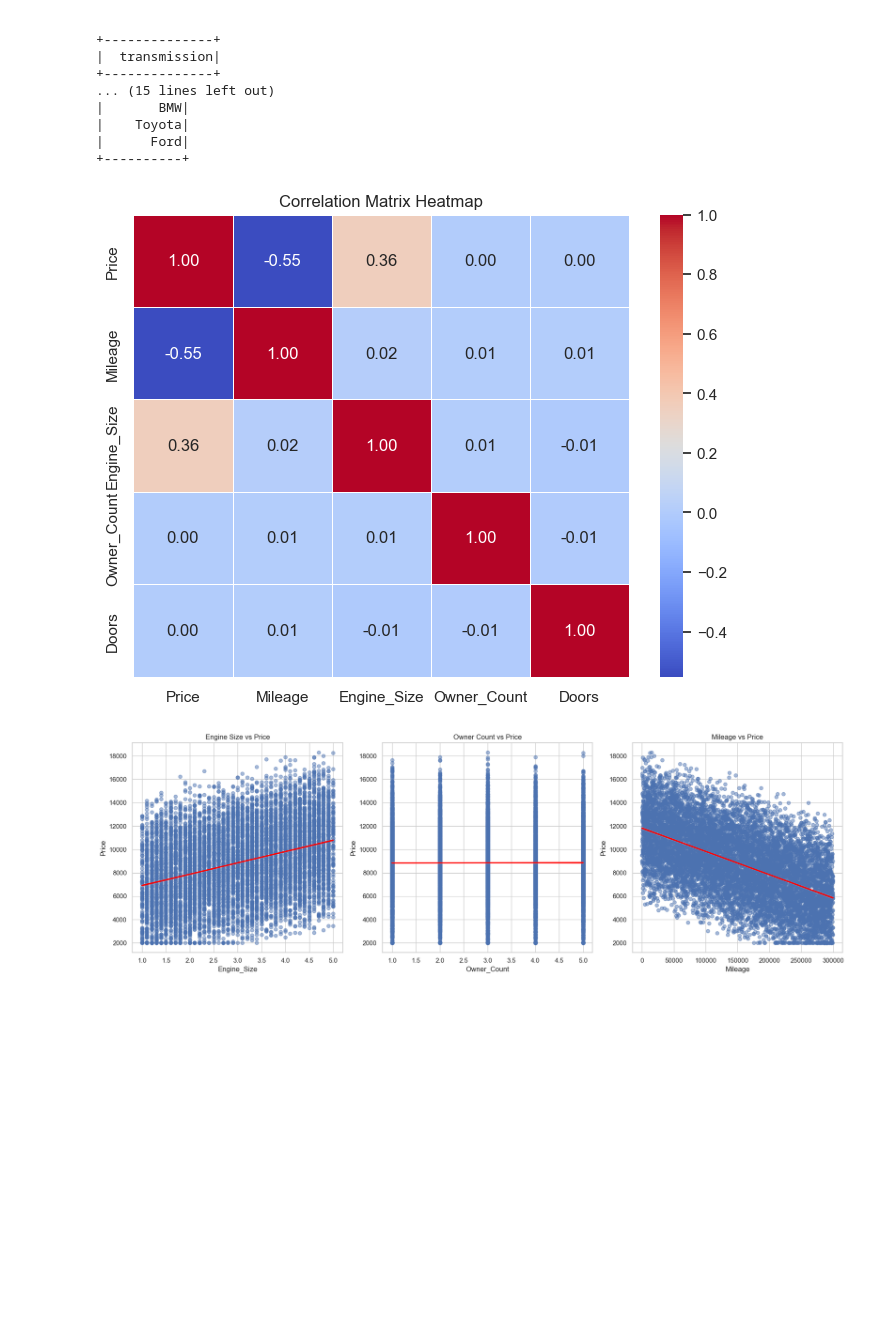
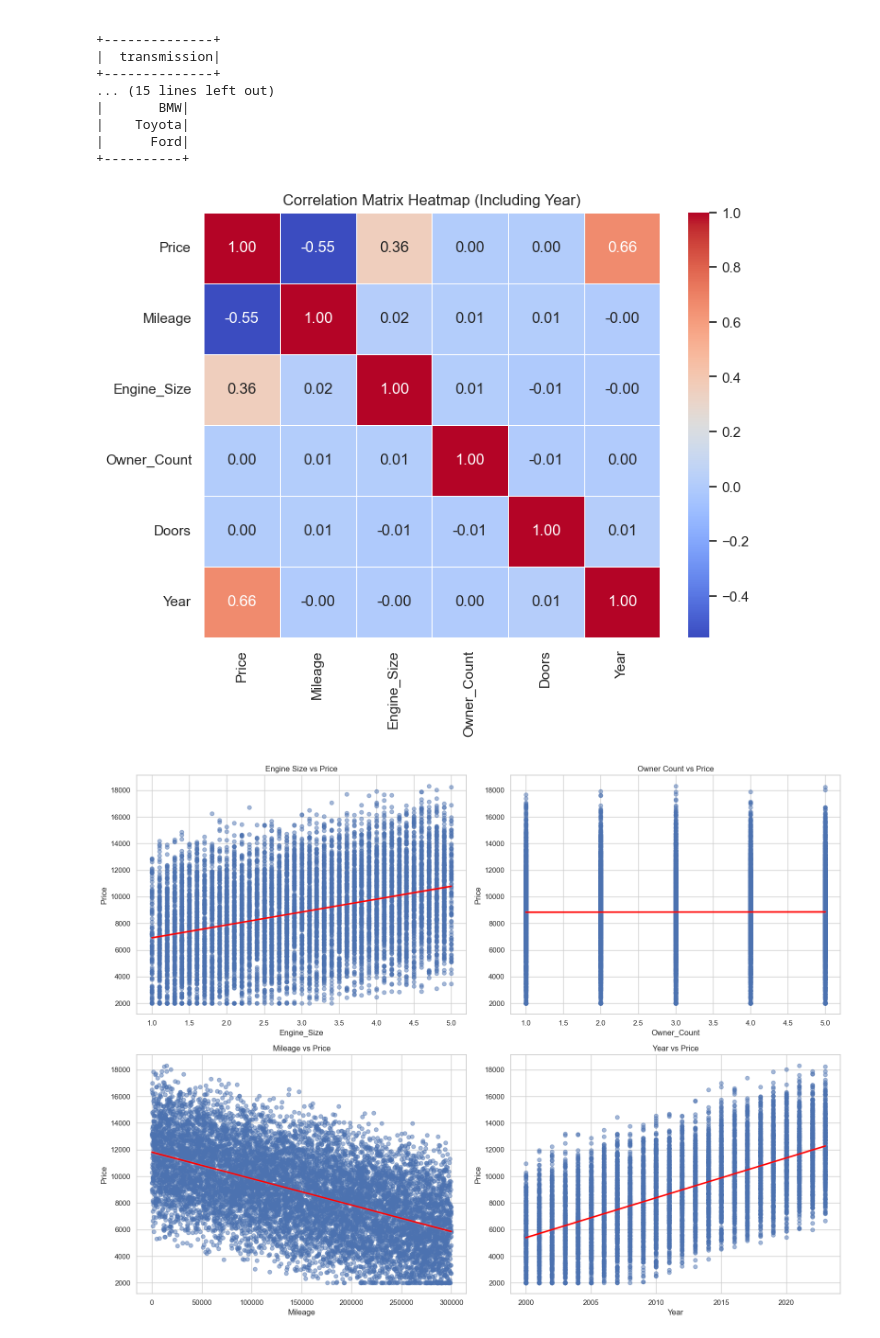
Before and after one commit to jfietkau1/PySparkProj1, a Jupyter notebook: pysparkcardata.ipynb, the cells around one changed output. Saved outputs shown, nothing was run; the diff lists cells and outputs as text; code cells hidden in the pictures; blank space fills up the shorter version.

```diff
--- a/pysparkcardata.ipynb
+++ b/pysparkcardata.ipynb
@@ -110,58 +108,64 @@ df.select("brand").distinct().show()
 |      Ford|
 +----------+
 # %%
-
 from pyspark.ml.stat import Correlation
 from pyspark.ml.feature import VectorAssembler
+import pandas as pd
+import matplotlib.pyplot as plt
+import seaborn as sns
 
-# Convert numerical columns into a single vector column
 vector_col = "features"
-assembler = VectorAssembler(inputCols=["Price", "Mileage", "Engine_Size", "Owner_Count", "Doors"], outputCol=vector_col)
+assembler = VectorAssembler(inputCols=["Price", "Mileage", "Engine_Size", "Owner_Count", "Doors", "Year"], outputCol=vector_col)
 df_vector = assembler.transform(df).select(vector_col)
 
 correlation_matrix = Correlation.corr(df_vector, vector_col).head()[0]
 
-corr_array = correlation_matrix.toArray()  # Convert to NumPy array
-columns = ["Price", "Mileage", "Engine_Size", "Owner_Count", "Doors"]
+# Convert to NumPy array
+corr_array = correlation_matrix.toArray()
+
+columns = ["Price", "Mileage", "Engine_Size", "Owner_Count", "Doors", "Year"]
+
 df_corr = pd.DataFrame(corr_array, columns=columns, index=columns)
 
-# Plot the correlation matrix inside the cell
+# Plot the correlation matrix as a heatmap
 plt.figure(figsize=(8, 6))
 sns.heatmap(df_corr, annot=True, cmap="coolwarm", fmt=".2f", linewidths=0.5)
-plt.title("Correlation Matrix Heatmap")
-plt.show()  #display plot
+plt.title("Correlation Matrix Heatmap (Including Year)")
+plt.show()
 # %% [output]
-[figure, old version]
+[figure, new version]
 # %%
-# Convert PySpark DataFrame to Pandas for plotting
-df_pandas = df.select("Price", "Engine_Size", "Owner_Count", "Mileage").toPandas()
+# Convert PySpark DataFrame to Pandas for visualization
+df_pandas = df.select("Price", "Engine_Size", "Owner_Count", "Mileage", "Year").toPandas()
 
-# Set plot style
 sns.set(style="whitegrid")
 
-# Create subplots for multiple regression plots
-fig, axes = plt.subplots(1, 3, figsize=(18, 6))
+fig, axes = plt.subplots(2, 2, figsize=(16, 12))
 
 # Engine Size vs Price
-sns.regplot(x="Engine_Size", y="Price", data=df_pandas, ax=axes[0], scatter_kws={'alpha':0.5}, line_kws={"color": "red"})
-axes[0].set_title("Engine Size vs Price")
+sns.regplot(x="Engine_Size", y="Price", data=df_pandas, ax=axes[0, 0], scatter_kws={'alpha':0.5}, line_kws={"color": "red"})
+axes[0, 0].set_title("Engine Size vs Price")
 
 # Owner Count vs Price
-sns.regplot(x="Owner_Count", y="Price", data=df_pandas, ax=axes[1], scatter_kws={'alpha':0.5}, line_kws={"color": "red"})
-axes[1].set_title("Owner Count vs Price")
+sns.regplot(x="Owner_Count", y="Price", data=df_pandas, ax=axes[0, 1], scatter_kws={'alpha':0.5}, line_kws={"color": "red"})
+axes[0, 1].set_title("Owner Count vs Price")
 
 # Mileage vs Price
-sns.regplot(x="Mileage", y="Price", data=df_pandas, ax=axes[2], scatter_kws={'alpha':0.5}, line_kws={"color": "red"})
-axes[2].set_title("Mileage vs Price")
+sns.regplot(x="Mileage", y="Price", data=df_pandas, ax=axes[1, 0], scatter_kws={'alpha':0.5}, line_kws={"color": "red"})
+axes[1, 0].set_title("Mileage vs Price")
 
-# Show the plots
+# Year vs Price
+sns.regplot(x="Year", y="Price", data=df_pandas, ax=axes[1, 1], scatter_kws={'alpha':0.5}, line_kws={"color": "red"})
+axes[1, 1].set_title("Year vs Price")
+
 plt.tight_layout()
 plt.show()
 
-#Looks like engine size and mileage have correlation with price, but owner_count has little influence on price (the heatmap shown last
-#seemed to indicate a relationship)
+
+#This corroborates what the heatmap suggests. Year, Mileage, and Engine_Size have fairly strong relationships with price
+#While Owner_Count doesn't seem to have much of a relationship with price
 # %% [output]
-[figure, old version]
+[figure, new version]
 # %%
 from pyspark.ml.feature import VectorAssembler
 from pyspark.ml.regression import LinearRegression
```
Also changed, not shown: parts of 11 cells of this notebook.
